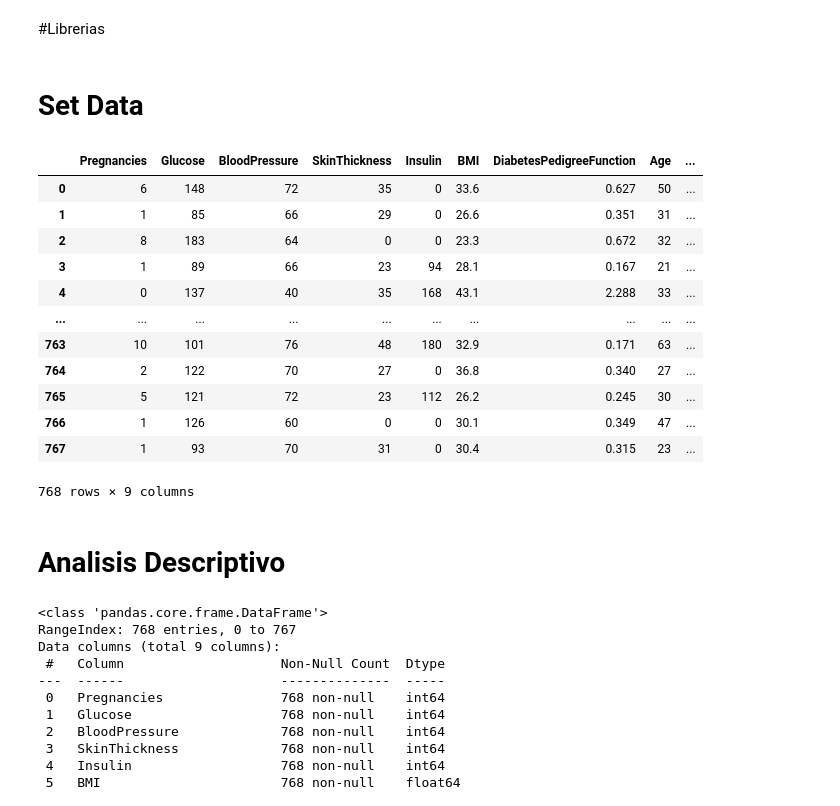
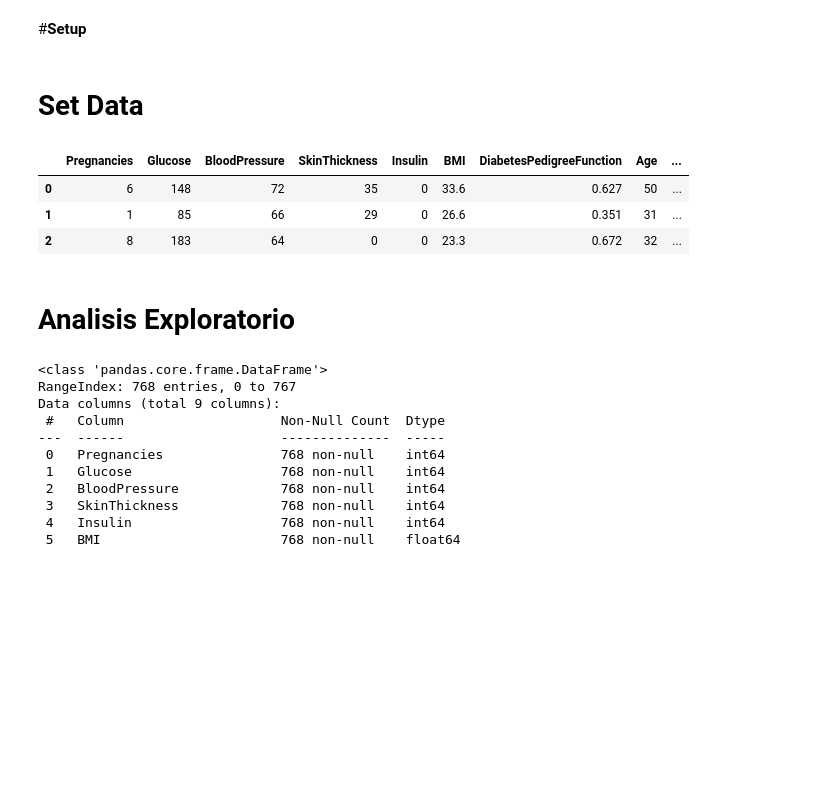
Before and after one commit to Rwyld/Data-Science-Models, a Jupyter notebook: RedesNeuronales/Keras NN CSV.ipynb, the cells around one changed output. Drawn from its saved outputs; the diff is of its cells as text; code cells hidden in the pictures; blank space fills up the shorter version.

```diff
--- a/RedesNeuronales/Keras NN aplicado a una CSV.ipynb
+++ b/RedesNeuronales/Keras NN CSV.ipynb
@@ -1,5 +1,5 @@
 # %% [markdown]
-#Librerias
+#**Setup**
 # %%
 import pandas as pd
 import numpy as np
@@ -16,28 +16,19 @@ from keras.models import Sequential
 from keras.layers import Dense
 from keras.utils import to_categorical
 # %% [markdown]
-# Set Data
+# **Set Data**
 # %%
-rawData = '/content/drive/MyDrive/DataScience/M7/diabetes.csv'
+rawData = 'https://raw.githubusercontent.com/Rwyld/Data-Science-Models/main/RedesNeuronales/diabetes%20CSV.csv'
 
 data = pd.read_csv(rawData)
-data
+data.head(3)
 # %% [output]
 |  | Pregnancies | Glucose | BloodPressure | SkinThickness | Insulin | BMI | DiabetesPedigreeFunction | Age | ... |
 | 0 | 6 | 148 | 72 | 35 | 0 | 33.6 | 0.627 | 50 | ... |
 | 1 | 1 | 85 | 66 | 29 | 0 | 26.6 | 0.351 | 31 | ... |
 | 2 | 8 | 183 | 64 | 0 | 0 | 23.3 | 0.672 | 32 | ... |
-| 3 | 1 | 89 | 66 | 23 | 94 | 28.1 | 0.167 | 21 | ... |
-| 4 | 0 | 137 | 40 | 35 | 168 | 43.1 | 2.288 | 33 | ... |
-| ... | ... | ... | ... | ... | ... | ... | ... | ... | ... |
-| 763 | 10 | 101 | 76 | 48 | 180 | 32.9 | 0.171 | 63 | ... |
-| 764 | 2 | 122 | 70 | 27 | 0 | 36.8 | 0.340 | 27 | ... |
-| 765 | 5 | 121 | 72 | 23 | 112 | 26.2 | 0.245 | 30 | ... |
-| 766 | 1 | 126 | 60 | 0 | 0 | 30.1 | 0.349 | 47 | ... |
-| 767 | 1 | 93 | 70 | 31 | 0 | 30.4 | 0.315 | 23 | ... |
-768 rows × 9 columns
 # %% [markdown]
-# Analisis Descriptivo
+# **Analisis Exploratorio**
 # %%
 data.info()
 # %% [output]
```
Also changed, not shown: parts of 7 cells of this notebook, 20 other files.
